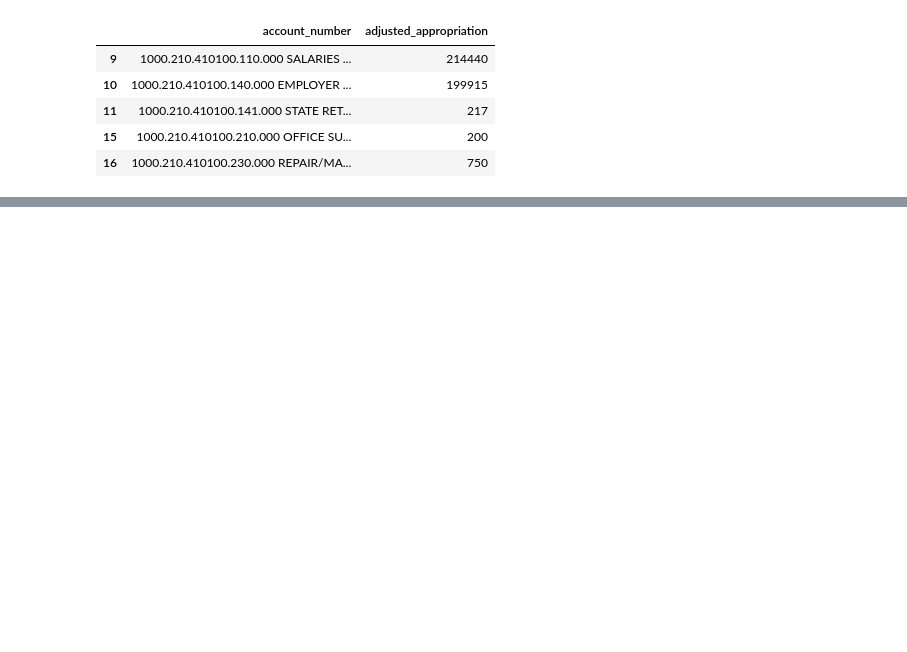
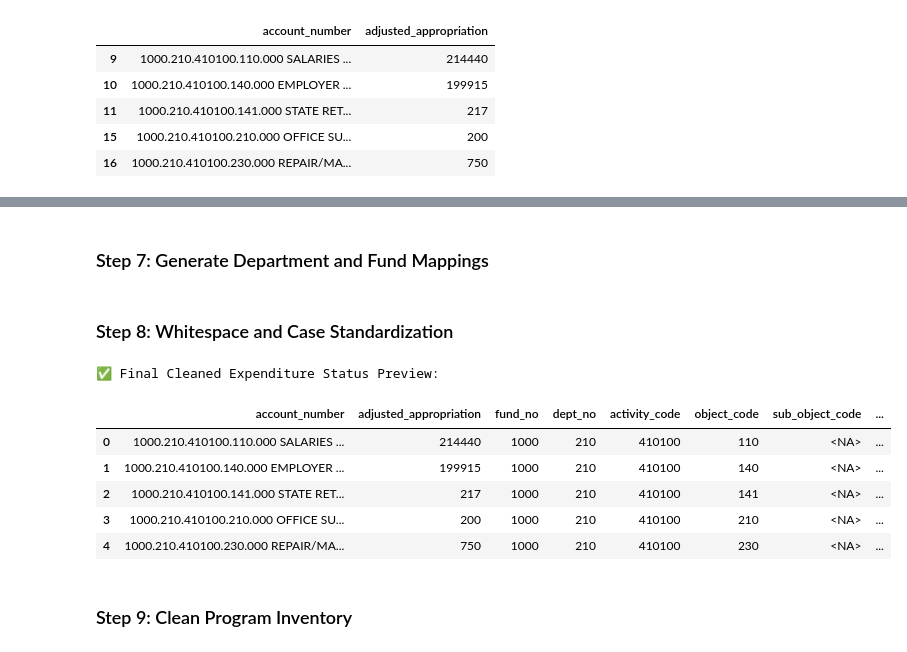
Before and after one commit to breannanpr/CityofMissoulaBudgetCapstone, a Jupyter notebook: citydata_01_cleaning.ipynb, the cells around one changed output, grey strips where cells are left out. Saved outputs shown, nothing was run; the diff lists cells and outputs as text; code cells hidden in the pictures; blank space fills up the shorter version.

```diff
--- a/citydata_01_cleaning.ipynb
+++ b/citydata_01_cleaning.ipynb
@@ -292,9 +332,9 @@ for i, col in enumerate(program_inventory.columns):
+# %% [markdown]
+### Step 7: Generate Department and Fund Mappings
 # %%
-## Step 8: Generate Mapping Dictionaries for Department & Fund Names
-
 # Extract unique Dept and Fund codes from cleaned expenditure data
-dept_mapping_df = df_expenditure_status[["Dept #"]].drop_duplicates().dropna()
-fund_mapping_df = df_expenditure_status[["Fund #"]].drop_duplicates().dropna()
+dept_mapping_df = df_expenditure_status[["dept_no"]].drop_duplicates().dropna()
+fund_mapping_df = df_expenditure_status[["fund_no"]].drop_duplicates().dropna()
 
 # Manually create department name lookup dictionary
 dept_name_lookup = {
@@ -304,10 +344,9 @@ dept_name_lookup = {
     320: "IT Services", 330: "Community Development", 340: "Housing Services"
 }
 
-# Build final dictionaries from available codes
-# These map numeric fund/department values to names
-dept_map = dept_mapping_df["Dept #"].astype(int).map(dept_name_lookup).to_dict()
-fund_map = fund_mapping_df["Fund #"].dropna().astype(str).to_dict()
+# Build final dictionaries from available codes; these map numeric fund/department values to names
+dept_map = dept_mapping_df["dept_no"].astype(int).map(dept_name_lookup).to_dict()
+fund_map = fund_mapping_df["fund_no"].dropna().astype(str).to_dict()
 
 # Apply human-readable department names to main DataFrame
-df_expenditure_status["Department"] = df_expenditure_status["Dept #"].map(dept_name_lookup).fillna("REDACTED")
+df_expenditure_status["department"] = df_expenditure_status["dept_no"].map(dept_map).fillna("Unmapped")
@@ -346 +353,23 @@ else:
+# %% [markdown]
+### Step 8: Whitespace and Case Standardization
+# %%
+df_expenditure_status = strip_whitespace_and_standardize(df_expenditure_status)
+df_expenditure_status = df_expenditure_status.clean_names()
+
+# Clean revenue_expense sheets
+for sheet_name, df in revenue_expense.items():
+    revenue_expense[sheet_name] = df.clean_names()
+
+print("\n✅ Final Cleaned Expenditure Status Preview:")
+display(df_expenditure_status.head())
+# %% [output]
+✅ Final Cleaned Expenditure Status Preview:
+|  | account_number | adjusted_appropriation | fund_no | dept_no | activity_code | object_code | sub_object_code | ... |
+| 0 | 1000.210.410100.110.000 SALARIES ... | 214440 | 1000 | 210 | 410100 | 110 | <NA> | ... |
+| 1 | 1000.210.410100.140.000 EMPLOYER ... | 199915 | 1000 | 210 | 410100 | 140 | <NA> | ... |
+| 2 | 1000.210.410100.141.000 STATE RET... | 217 | 1000 | 210 | 410100 | 141 | <NA> | ... |
+| 3 | 1000.210.410100.210.000 OFFICE SU... | 200 | 1000 | 210 | 410100 | 210 | <NA> | ... |
+| 4 | 1000.210.410100.230.000 REPAIR/MA... | 750 | 1000 | 210 | 410100 | 230 | <NA> | ... |
+# %% [markdown]
+### Step 9: Clean Program Inventory
 # %%
```
Also changed, not shown: parts of 22 cells of this notebook, 1 other file.
